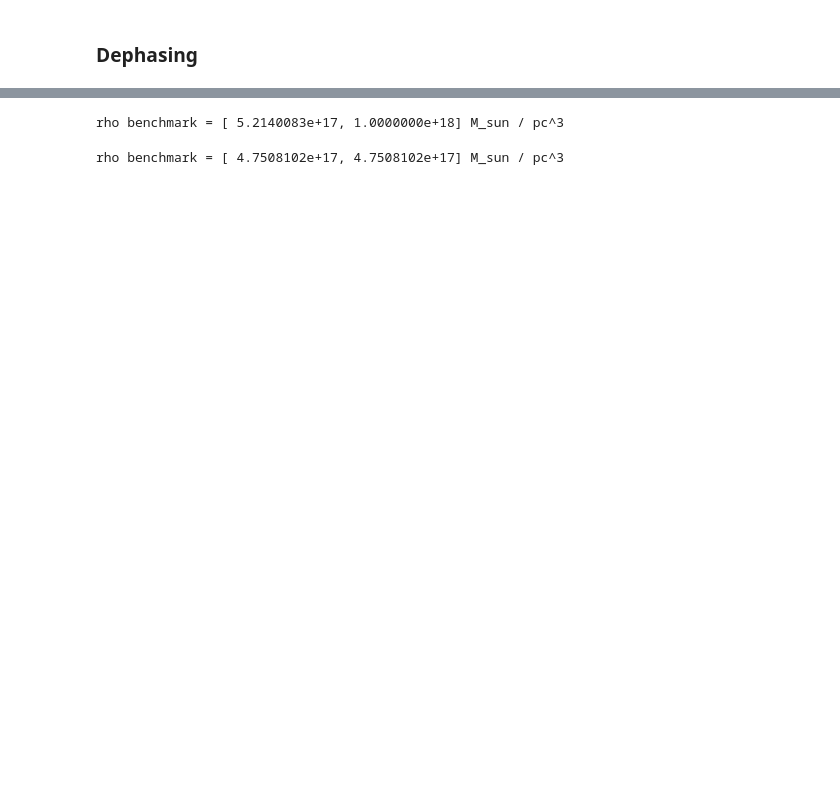
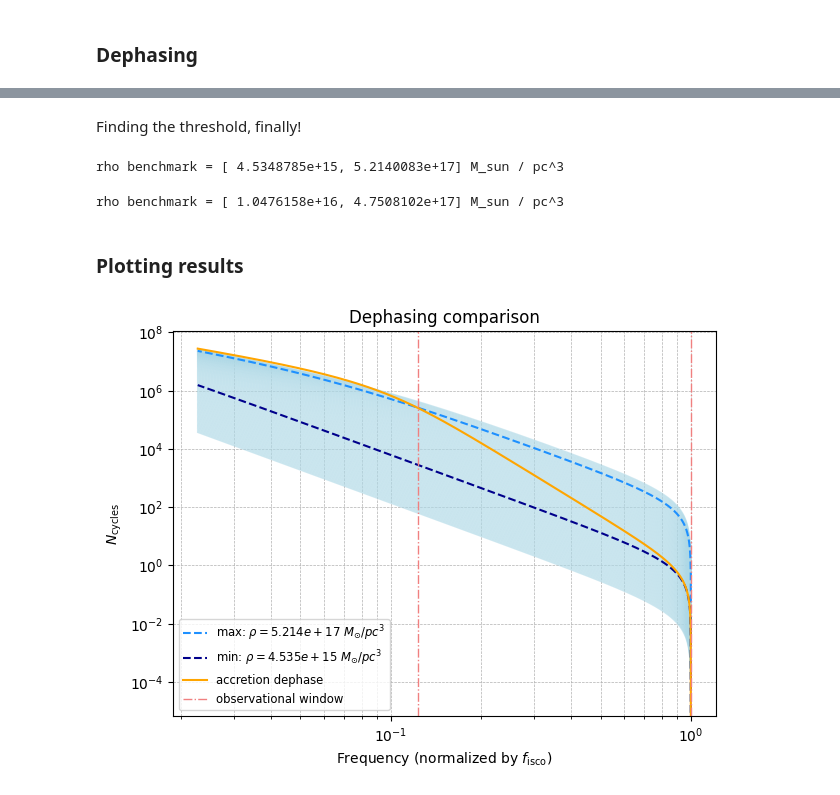
Before and after one commit to nicolegrillo/BinaryEvolution, a Jupyter notebook: Phase_extraction-MAIN.ipynb, the cells around one changed output, grey strips where cells are left out. Cells and saved outputs as stored; diff of their text form; code cells hidden in the pictures; blank space fills up the shorter version.

Commit message:
added changes in benchmark

```diff
--- a/Phase_extraction-MAIN.ipynb
+++ b/Phase_extraction-MAIN.ipynb
@@ -1427,6 +1440,6 @@ for i in range(0, len(rho_6_i_LARGE)):
 # %%
 phase_gw_bench = vacuum_binary.vacuum_phase(r_grid_b)
-phase_acc_bench = phase_f_by_hand(freqs_b, df_dt(vacuum_binary.df_dr(r_grid_b), accretion_disk.dot_r_acc(r_grid_b) + vacuum_binary.dot_r_gw(r_grid_b)))
+phase_acc_bench = phase_f(freqs_b, df_dt(vacuum_binary.df_dr(r_grid_b), accretion_disk.dot_r_acc(r_grid_b) + vacuum_binary.dot_r_gw(r_grid_b)))
 # %%
 # N-cycles
 
@@ -1446,8 +1459,6 @@ def find_dm_benchmark_1(N_cycles_1, N_cycles_2, rho_dm, f_ref):
 
     i = np.where(freqs_b/f_isco < f_ref)[0][0]
     delta_N_cycles = np.array([np.abs(N_cycles_1[j][i] - N_cycles_2[j][i]) for j in range(0, len(N_cycles_1))])
-
-    print(delta_N_cycles)
 
     i_min = np.where(delta_N_cycles == np.min(delta_N_cycles))[0][0]
 
@@ -1471,4 +1482,4 @@ def find_dm_benchmark_3(N_cycles_array, N_cycles, rho_dm, f_ref):
     delta_N_cycles = np.array([np.abs(N_cycles_array[j][i] - N_cycles[i]) for j in range(0, len(N_cycles_array))])
     i_min = np.where(delta_N_cycles == np.min(delta_N_cycles))[0][0]
 
-    return rho_dm[i_min]
+    return i_min, rho_dm[i_min]
@@ -1531,14 +1486,57 @@ plt.show()
+# %% [markdown]
+Finding the threshold, finally!
 # %%
-rho_optimal_static_min = find_dm_benchmark_3(N_dm_s_bench, N_acc_bench, rho_6_i_LARGE, f_1yr)
-rho_optimal_static_max = find_dm_benchmark_3(N_dm_s_bench, N_acc_bench, rho_6_i_LARGE, f_isco)
+i_max_s, rho_optimal_static_max = find_dm_benchmark_3(N_dm_s_bench, N_acc_bench, rho_6_i_LARGE, f_1yr)
+i_min_s, rho_optimal_static_min = find_dm_benchmark_3(N_dm_s_bench, N_acc_bench, rho_6_i_LARGE, 1) # 1 = f_isco / f_isco
 
 print('rho benchmark = [', f'{rho_optimal_static_min:.7e}, {rho_optimal_static_max:.7e}] M_sun / pc^3')
 # %% [output]
-rho benchmark = [ 5.2140083e+17, 1.0000000e+18] M_sun / pc^3
+rho benchmark = [ 4.5348785e+15, 5.2140083e+17] M_sun / pc^3
 # %%
-rho_optimal_eff_max = find_dm_benchmark_3(N_dm_eff_bench, N_acc_bench, rho_6_i_LARGE, f_1yr)
-rho_optimal_eff_min = find_dm_benchmark_3(N_dm_eff_bench, N_acc_bench, rho_6_i_LARGE, f_isco)
+i_max_eff, rho_optimal_eff_max = find_dm_benchmark_3(N_dm_eff_bench, N_acc_bench, rho_6_i_LARGE, f_1yr)
+i_min_eff, rho_optimal_eff_min = find_dm_benchmark_3(N_dm_eff_bench, N_acc_bench, rho_6_i_LARGE, 1)
 
 print('rho benchmark = [', f'{rho_optimal_eff_min:.7e}, {rho_optimal_eff_max:.7e}] M_sun / pc^3')
 # %% [output]
-rho benchmark = [ 4.7508102e+17, 4.7508102e+17] M_sun / pc^3
+rho benchmark = [ 1.0476158e+16, 4.7508102e+17] M_sun / pc^3
+# %% [markdown]
+### Plotting results
+# %%
+# Blue tone color palette
+colors = {
+    'light_lines': 'lightblue',
+    'max_line': 'dodgerblue',
+    'min_line': 'darkblue',
+    'accretion_line': 'navy',
+    'vline1': 'cornflowerblue',
+    'vline2': 'royalblue'
+}
+# %%
+plt.figure(figsize=(7, 5))
+
+# Plotting the dephasing data
+for i in range(0, len(N_dm_s_bench)):
+    plt.loglog(freqs_b / f_isco, N_dm_s_bench[i], c=colors['light_lines'], linewidth=1, alpha=0.6)
+
+plt.loglog(freqs_b / f_isco, N_dm_s_bench[i_max_s], c=colors['max_line'], linewidth=1.5, label=fr'max: $\rho = {rho_optimal_static_max:.3e} \ M_{{\odot}} / pc^3$', linestyle='--')
+plt.loglog(freqs_b / f_isco, N_dm_s_bench[i_min_s], c=colors['min_line'], linewidth=1.5, label=fr'min: $\rho = {rho_optimal_static_min:.3e} \ M_{{\odot}} / pc^3$', linestyle='--')
+plt.loglog(freqs_b / f_isco, N_acc_bench, c='orange', linewidth=1.5, label='accretion dephase')
+
+# Adding vertical lines
+plt.axvline(x=f_1yr, c='lightcoral', linestyle='-.', label='observational window', linewidth=1)
+plt.axvline(x=1, c='lightcoral', linestyle='-.', linewidth=1)
+
+# Grid, title, labels
+plt.grid(True, which="both", linestyle='--', linewidth=0.5)
+plt.title('Dephasing comparison', fontsize=12)
+plt.xlabel('Frequency (normalized by $f_{\mathrm{isco}}$)')
+plt.ylabel('$N_{\mathrm{cycles}}$')
+
+# Adjust legend
+plt.legend(fontsize='small', loc='lower left')
+
+# Save and show plot
+plt.savefig('results-images/dephasing_comparison_static.png')
+plt.show()
+# %% [output]
+[figure, added]
```
Also changed, not shown: parts of 13 cells of this notebook, 1 other file.
